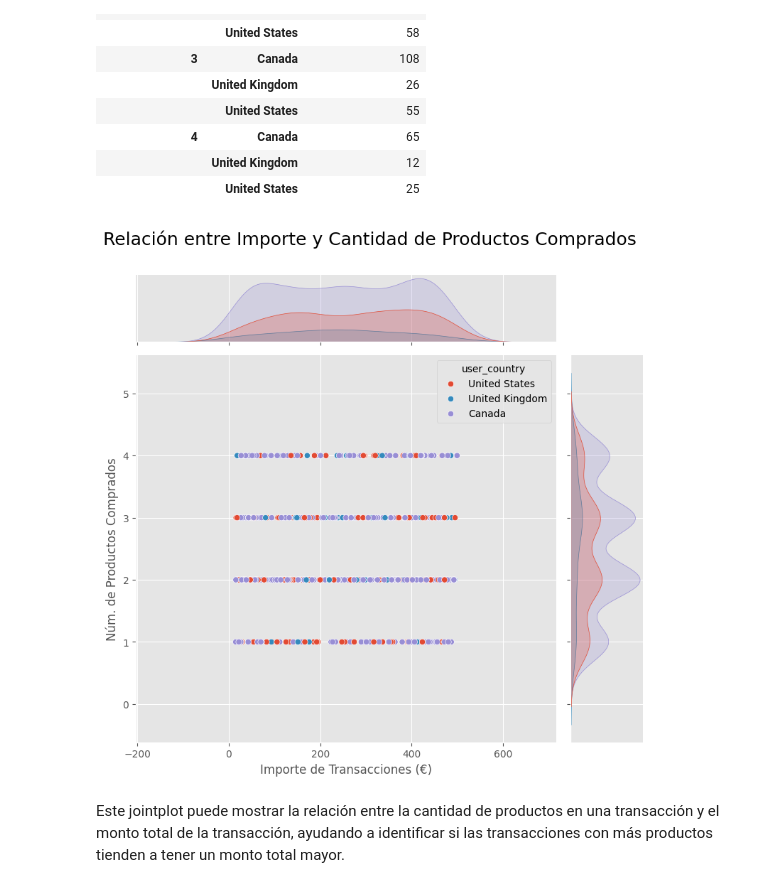
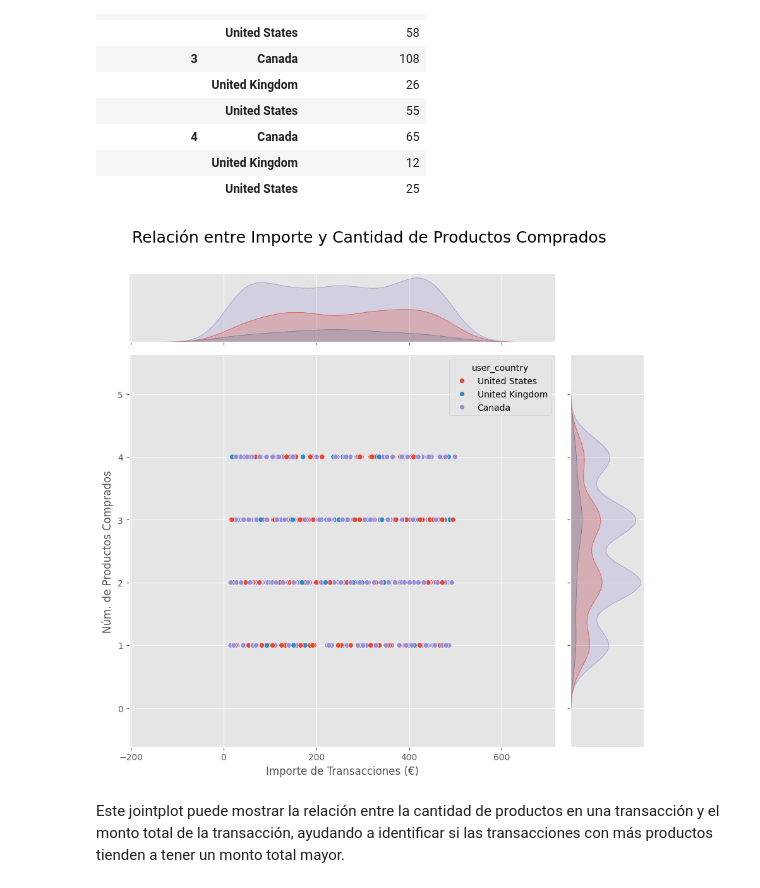
Before and after one commit to natalyamn/DataAnalytics_ITAcademy, a Jupyter notebook: 08. Sprint 8 Python/8.1 Visualizaciones en Python/Sprint8.01_NM.ipynb, the cells around one changed output. Drawn from its saved outputs; the diff is of its cells as text; code cells hidden in the pictures.

```diff
--- a/08. Sprint 8 Python/8.1 Visualizaciones en Python/Sprint8.01_NM.ipynb
+++ b/08. Sprint 8 Python/8.1 Visualizaciones en Python/Sprint8.01_NM.ipynb
@@ -350,15 +420,15 @@ num_prod_trans.groupby(['number_products','user_country']).count()
 |  | United Kingdom | 12 |
 |  | United States | 25 |
 # %%
-g = sns.jointplot(data=num_prod_trans, x='transaction_amount', y='number_products', hue='user_country', height=8)
+g = sns.jointplot(data=num_prod_trans, x='transaction_amount', y='number_products', hue='user_country', height=9)
 
 g.figure.subplots_adjust(top=0.9)
 g.figure.suptitle('Relación entre Importe y Cantidad de Productos Comprados', fontsize=18)
 g.set_axis_labels('Importe de Transacciones (€)', 'Núm. de Productos Comprados')
 
 plt.show()
 # %% [output]
-[figure, old version]
+[figure, new version]
 # %% [markdown]
 Este jointplot puede mostrar la relación entre la cantidad de productos en una transacción y el monto total de la transacción, ayudando a identificar si las transacciones con más productos tienden a tener un monto total mayor.
 # %% [markdown]
```
Also changed, not shown: parts of 22 cells of this notebook.
